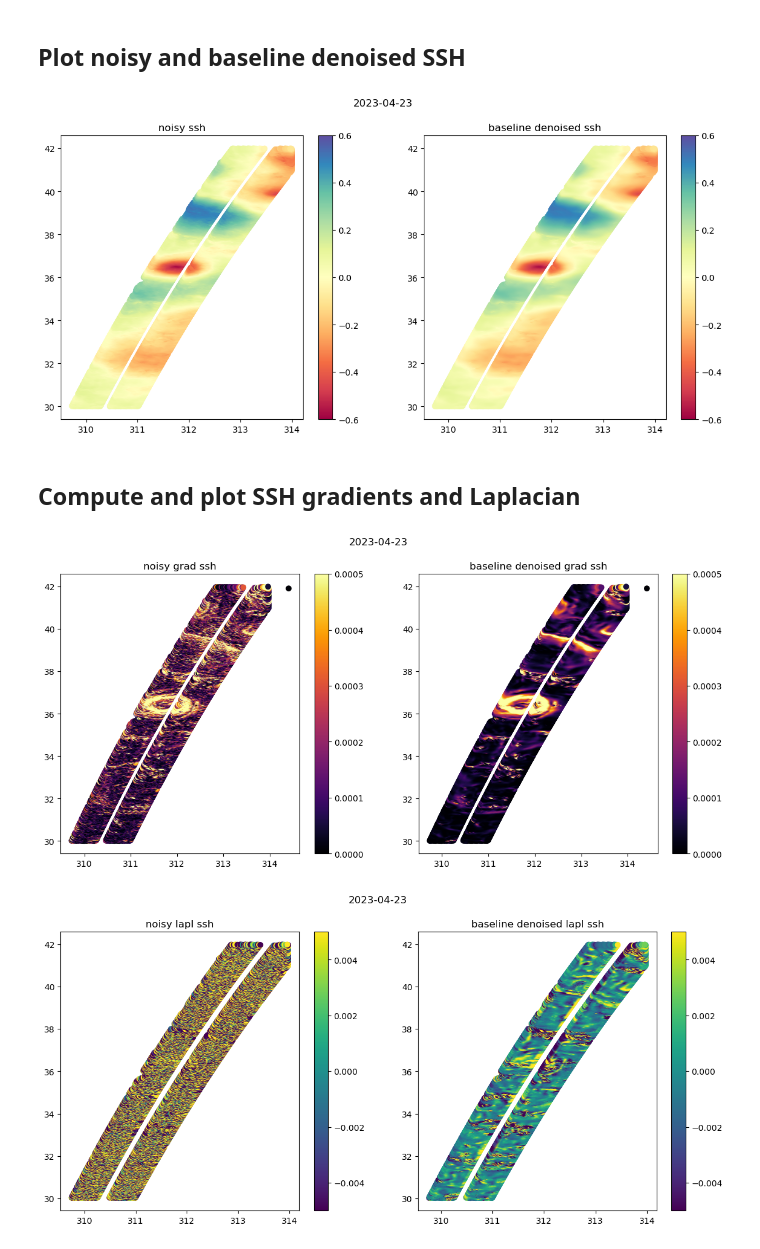
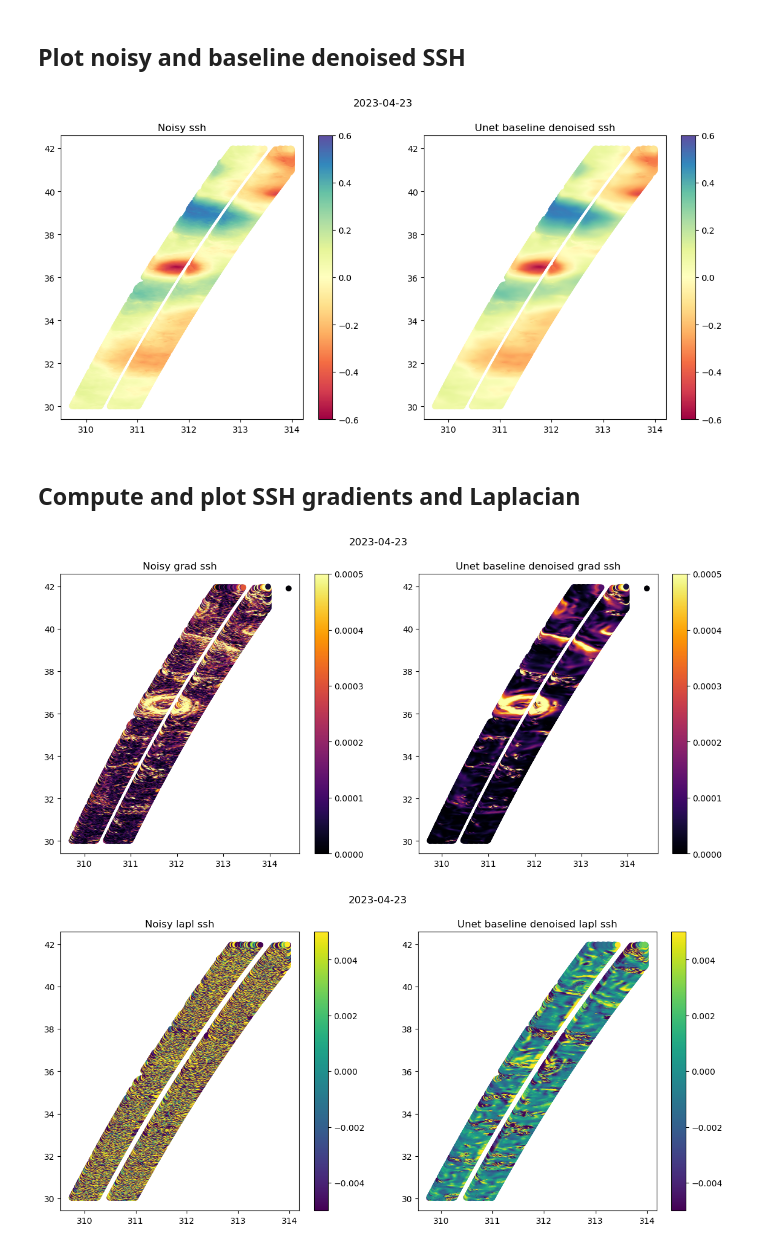
Before and after one commit to ocean-data-challenges/2024b_DC_SWOTdenoising, a Jupyter notebook: notebooks_demos/demo_readandplot_swot.ipynb, the cells around one changed output. Drawn from its saved outputs; the diff is of its cells as text; code cells hidden in the pictures.

```diff
--- a/notebooks_demos/demo_readandplot_swot.ipynb
+++ b/notebooks_demos/demo_readandplot_swot.ipynb
@@ -108,22 +108,22 @@ ds_SWOT = ds_SWOT.where(ds_SWOT.time<date_plot+np.timedelta64(1,'D'),drop=True)
 # %%
 plt.figure(figsize=(14,6))
 plt.suptitle(date_plot)
 
 plt.subplot(121)
-plt.title('noisy ssh')
+plt.title('Noisy ssh')
 plt.scatter(ds_SWOT.longitude,ds_SWOT.latitude,c=ds_SWOT.ssha_new_editing,cmap='Spectral', vmin=-0.6, vmax =0.6)
 plt.colorbar()
 
 plt.subplot(122)
-plt.title('baseline denoised ssh')
+plt.title('Unet baseline denoised ssh')
 plt.scatter(ds_SWOT.longitude,ds_SWOT.latitude,c=ds_SWOT.ssha_denoised_unet,cmap='Spectral', vmin=-0.6, vmax =0.6)
 plt.colorbar()
 
 plt.savefig('../figures/plot_Unetbaseline_'+region+'_1d_'+str(date_plot)+'_ssh.png')
 
 plt.show()
 # %% [output]
-[figure, old version]
+[figure, new version]
 # %% [markdown]
 ## Compute and plot SSH gradients and Laplacian
 # %%
@@ -134,12 +134,12 @@ plt.figure(figsize=(14,6))
 plt.suptitle(date_plot)
 
 plt.subplot(121)
-plt.title('noisy grad ssh')
+plt.title('Noisy grad ssh')
 plt.scatter(ds_SWOT.longitude,ds_SWOT.latitude,c=grad_new_editing,cmap='inferno',vmin=0,vmax=0.0005)
 plt.colorbar()
 
 plt.subplot(122)
-plt.title('baseline denoised grad ssh')
+plt.title('Unet baseline denoised grad ssh')
 plt.scatter(ds_SWOT.longitude,ds_SWOT.latitude,c=grad_denoised_unet,cmap='inferno',vmin=0,vmax=0.0005)
 plt.colorbar()
 
@@ -147,18 +147,18 @@ plt.savefig('../figures/plot_Unetbaseline_'+region+'_1d_'+str(date_plot)+'_grad.
 
 plt.show()
 # %% [output]
-[figure, old version]
+[figure, new version]
 # %%
 plt.figure(figsize=(14,6))
 plt.suptitle(date_plot)
 
 plt.subplot(121)
-plt.title('noisy lapl ssh')
+plt.title('Noisy lapl ssh')
 plt.scatter(ds_SWOT.longitude,ds_SWOT.latitude,c=lapl_new_editing,cmap='viridis',vmin=-0.005,vmax=0.005)
 plt.colorbar()
 
 plt.subplot(122)
-plt.title('baseline denoised lapl ssh')
+plt.title('Unet baseline denoised lapl ssh')
 plt.scatter(ds_SWOT.longitude,ds_SWOT.latitude,c=lapl_denoised_unet,cmap='viridis',vmin=-0.005,vmax=0.005)
 plt.colorbar()
 
@@ -166,4 +166,4 @@ plt.savefig('../figures/plot_Unetbaseline_'+region+'_1d_'+str(date_plot)+'_lapl.
 
 plt.show()
 # %% [output]
-[figure, old version]
+[figure, new version]
```
Also changed, not shown: parts of 3 cells of this notebook, 22 other files.
